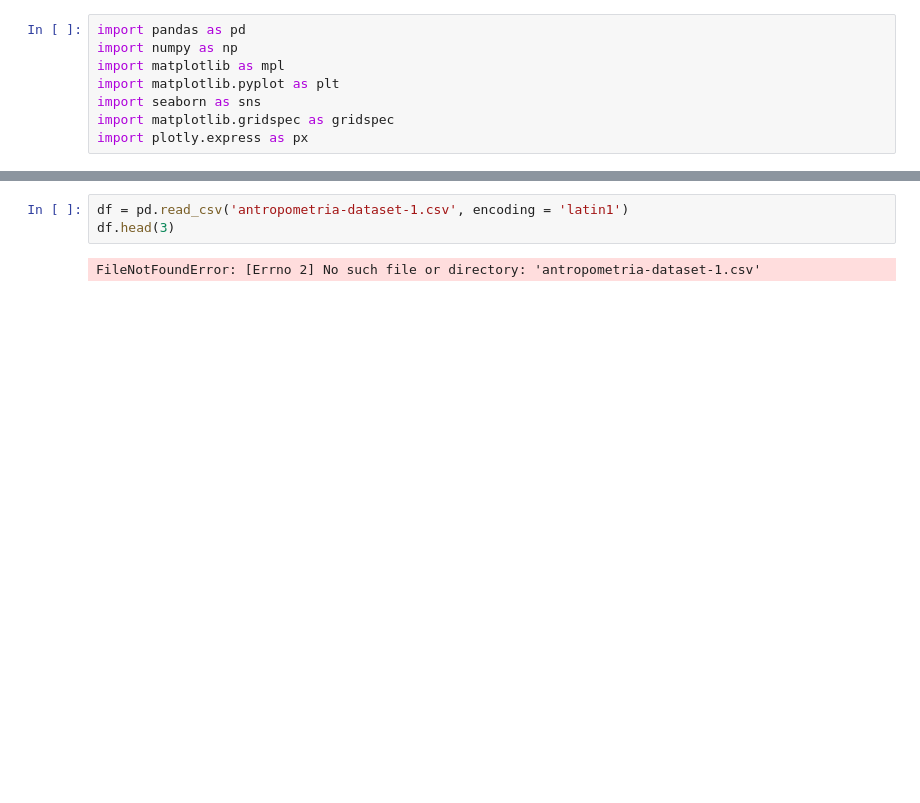
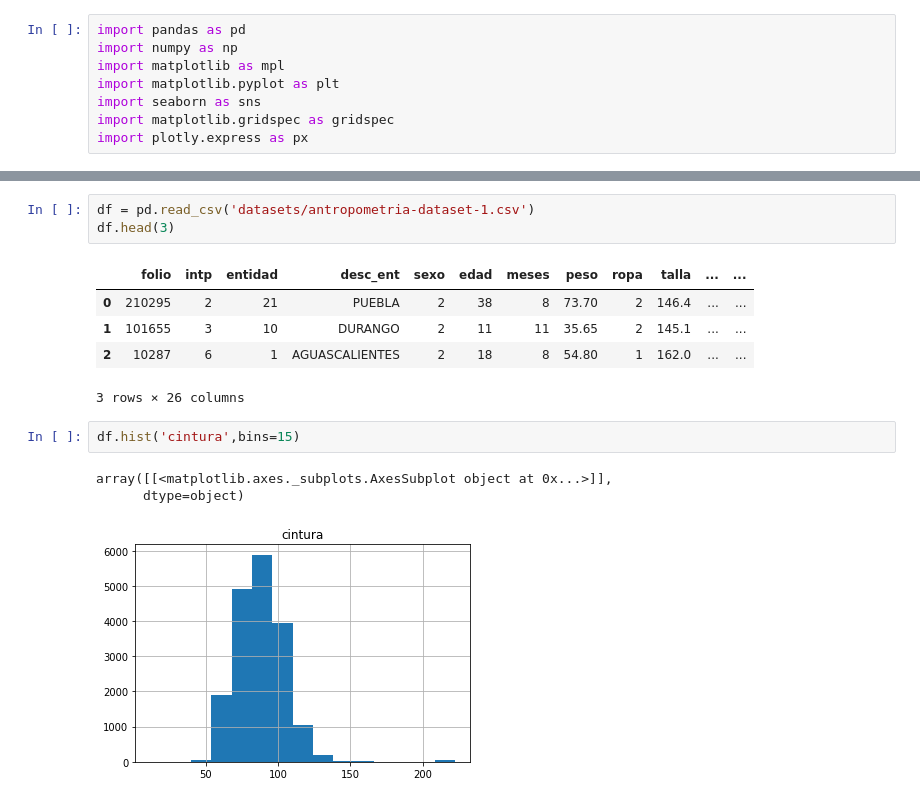
Before and after one commit to Caavalos/DMEGADE3, a Jupyter notebook: act6.ipynb, the cells around one changed output, grey strips where cells are left out. Drawn from its saved outputs; the diff is of its cells as text; blank space fills up the shorter version.

```diff
--- a/act6.ipynb
+++ b/act6.ipynb
@@ -36,6 +29,16 @@ Successfully installed plotly-5.8.0 tenacity-8.0.1
 Note: you may need to restart the kernel to use updated packages.
 # %%
-df = pd.read_csv('antropometria-dataset-1.csv', encoding = 'latin1')
+df = pd.read_csv('datasets/antropometria-dataset-1.csv')
 df.head(3)
 # %% [output]
+|  | folio | intp | entidad | desc_ent | sexo | edad | meses | peso | ropa | talla | ... | ... |
+| 0 | 210295 | 2 | 21 | PUEBLA | 2 | 38 | 8 | 73.70 | 2 | 146.4 | ... | ... |
+| 1 | 101655 | 3 | 10 | DURANGO | 2 | 11 | 11 | 35.65 | 2 | 145.1 | ... | ... |
+| 2 | 10287 | 6 | 1 | AGUASCALIENTES | 2 | 18 | 8 | 54.80 | 1 | 162.0 | ... | ... |
-FileNotFoundError: [Errno 2] No such file or directory: 'antropometria-dataset-1.csv'
+3 rows × 26 columns
+# %%
+df.hist('cintura',bins=15)
+# %% [output]
+array([[<matplotlib.axes._subplots.AxesSubplot object at 0x...>]],
+      dtype=object)
+[figure, added]
```
Also changed, not shown: parts of 4 cells of this notebook.
